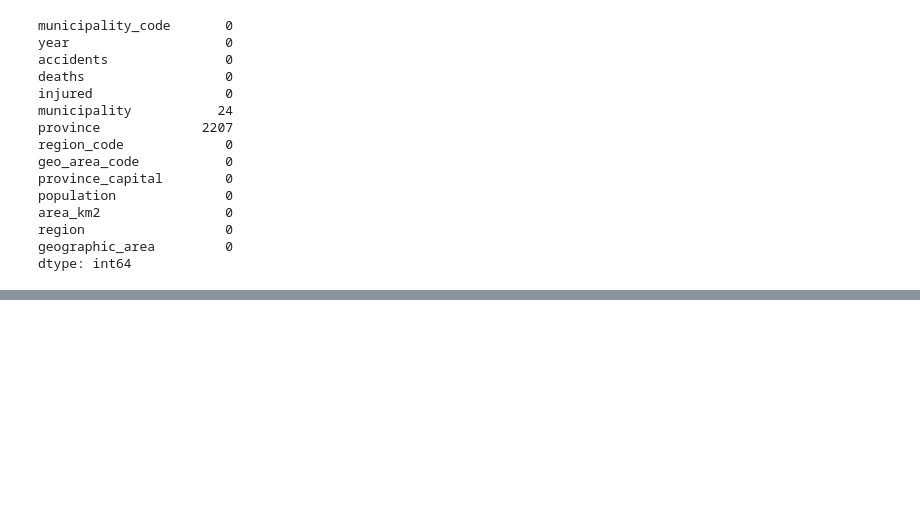
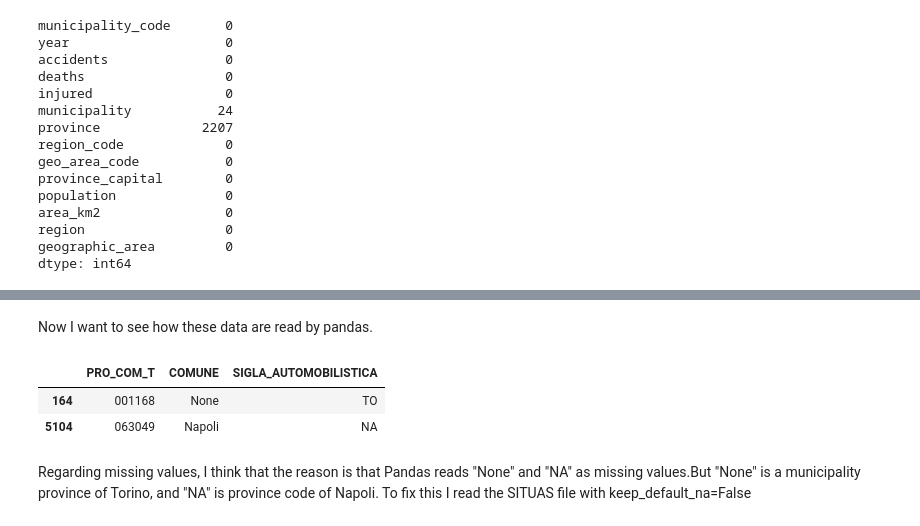
Before and after one commit to aledoll01-sys/progetto_finale, a Jupyter notebook: notebooks/02_data_cleaning.ipynb, the cells around one changed output, grey strips where cells are left out. Drawn from its saved outputs; the diff is of its cells as text; code cells hidden in the pictures; blank space fills up the shorter version.

```diff
--- a/notebooks/02_data_cleaning.ipynb
+++ b/notebooks/02_data_cleaning.ipynb
@@ -479,0 +513,11 @@ dtype: int64
+# %% [markdown]
+Now I want to see how these data are read by pandas.
+# %%
+df_check = pd.read_csv("../data/raw/situas_municipalities_2024.csv", dtype={"PRO_COM_T": str}, keep_default_na=False)
+df_check[df_check["PRO_COM_T"].isin(["001168", "063049"])] [["PRO_COM_T", "COMUNE", "SIGLA_AUTOMOBILISTICA"]]
+# %% [output]
+|  | PRO_COM_T | COMUNE | SIGLA_AUTOMOBILISTICA |
+| 164 | 001168 | None | TO |
+| 5104 | 063049 | Napoli | NA |
+# %% [markdown]
+Regarding missing values, I think that the reason is that Pandas reads "None" and "NA" as missing values.But "None" is a municipality province of Torino, and "NA" is province code of Napoli. To fix this I read the SITUAS file with keep_default_na=False
```
Also changed, not shown: parts of 10 cells of this notebook, 1 other file.
